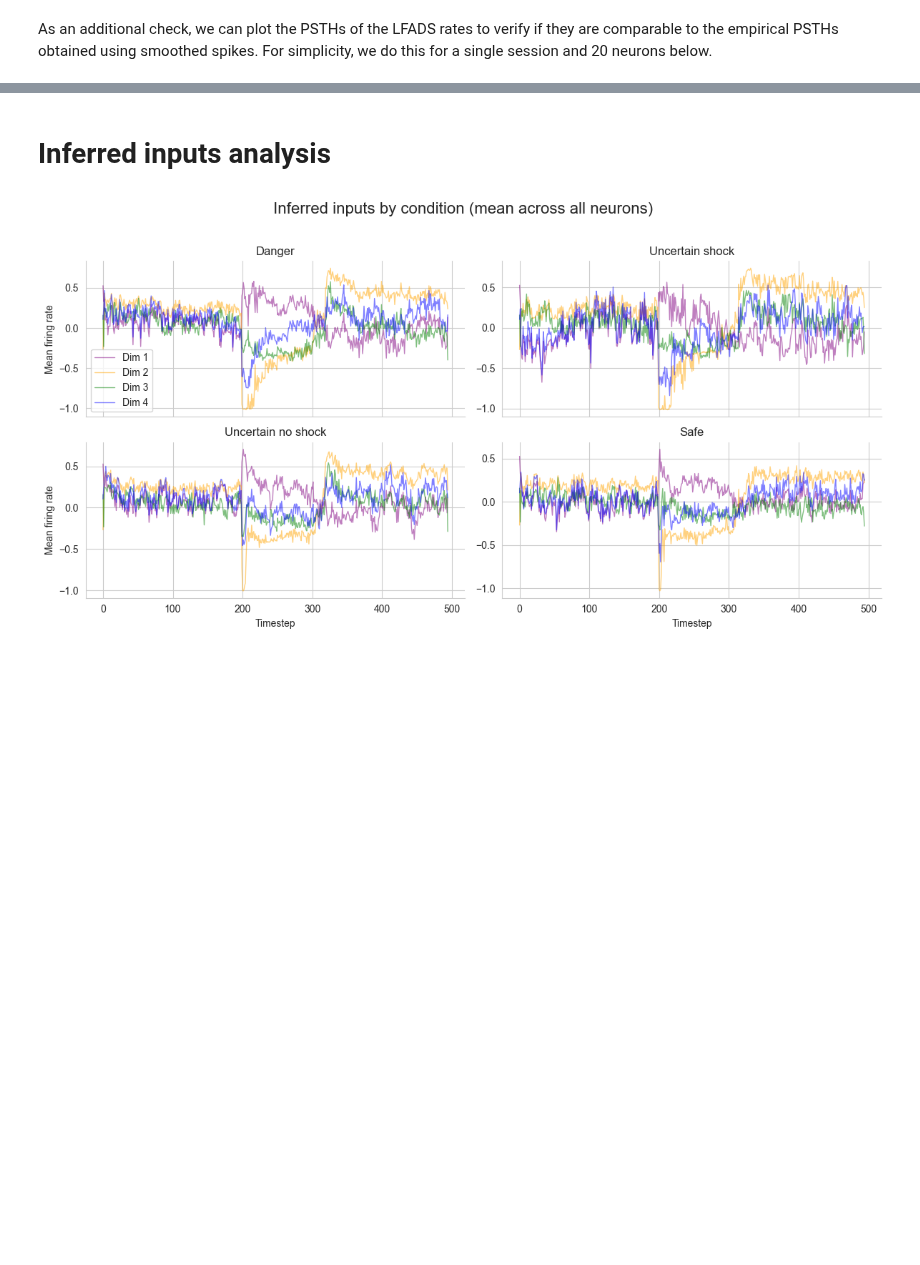
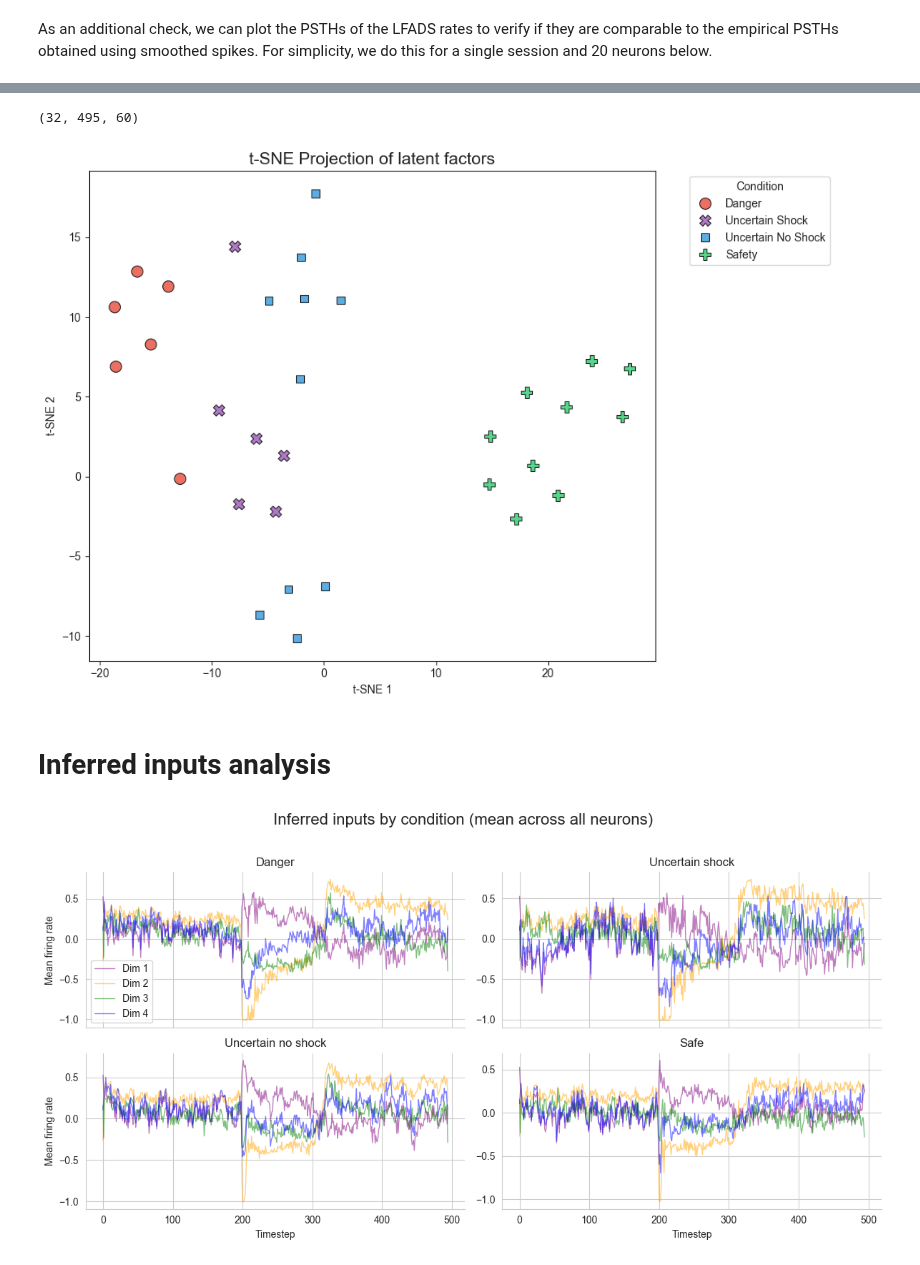
Before and after one commit to wkemilylau/iib_project_lfads, a Jupyter notebook: tutorials/multisession/bst-pag-eval.ipynb, the cells around one changed output, grey strips where cells are left out. Drawn from its saved outputs; the diff is of its cells as text; code cells hidden in the pictures; blank space fills up the shorter version.

```diff
--- a/tutorials/multisession/bst-pag-eval.ipynb
+++ b/tutorials/multisession/bst-pag-eval.ipynb
@@ -208,3 +212,67 @@ plot_denoised_rates_by_condition(spikes[sess], rates[sess], "Average firing rate
+# %%
+factors['PAG'].shape
+# %% [output]
+(32, 495, 60)
+# %%
+# t-SNE clustering of factors
+
+def plot_tsne_factors(data_array):
+    """
+    Projects trial data to 2D using t-SNE and colors by condition.
+    data_array: np.ndarray of shape (n_trials, n_timesteps, n_inputs)
+    """
+    # flatten the data: (32, 495, 60) -> (32, 495*60)
+    n_trials, n_time, n_inputs = data_array.shape
+    flattened_data = data_array.reshape(n_trials, -1)
+
+    # 2. Define the conditions based on your trial counts
+    # 4 Danger, 2 Uncertain Shock, 6 Uncertain No Shock, 4 Safety
+    conditions = (
+        ['Danger'] * 6 +
+        ['Uncertain Shock'] * 6 +
+        ['Uncertain No Shock'] * 10 +
+        ['Safety'] * 10
+    )
+
+    # 3. Run t-SNE
+    # perplexity should be smaller than n_samples (32)
+    tsne = TSNE(n_components=2, perplexity=10, random_state=47, init='pca', learning_rate='auto')
+    tsne_results = tsne.fit_transform(flattened_data)
+
+    # 4. Visualization
+    plt.figure(figsize=(10, 7))
+    sns.set_style("ticks")
+
+    # Custom color palette for conditions
+    palette = {
+        'Danger': '#e74c3c',            # Red
+        'Uncertain Shock': '#9b59b6',   # Purple
+        'Uncertain No Shock': '#3498db',# Blue
+        'Safety': '#2ecc71'             # Green
+    }
+
+    sns.scatterplot(
+        x=tsne_results[:, 0],
+        y=tsne_results[:, 1],
+        hue=conditions,
+        palette=palette,
+        s=100,
+        style=conditions,
+        edgecolor='black',
+        alpha=0.8
+    )
+
+    plt.title('t-SNE Projection of latent factors', fontsize=15)
+    plt.xlabel('t-SNE 1')
+    plt.ylabel('t-SNE 2')
+    plt.legend(title='Condition', bbox_to_anchor=(1.05, 1), loc='upper left')
+    plt.tight_layout()
+    plt.show()
+
+# Example usage:
+plot_tsne_factors(factors['PAG'])
+# %% [output]
+[figure, added]
 # %% [markdown]
 # Inferred inputs analysis
 # %%
```
Also changed, not shown: parts of 5 cells of this notebook, 12 other files.
